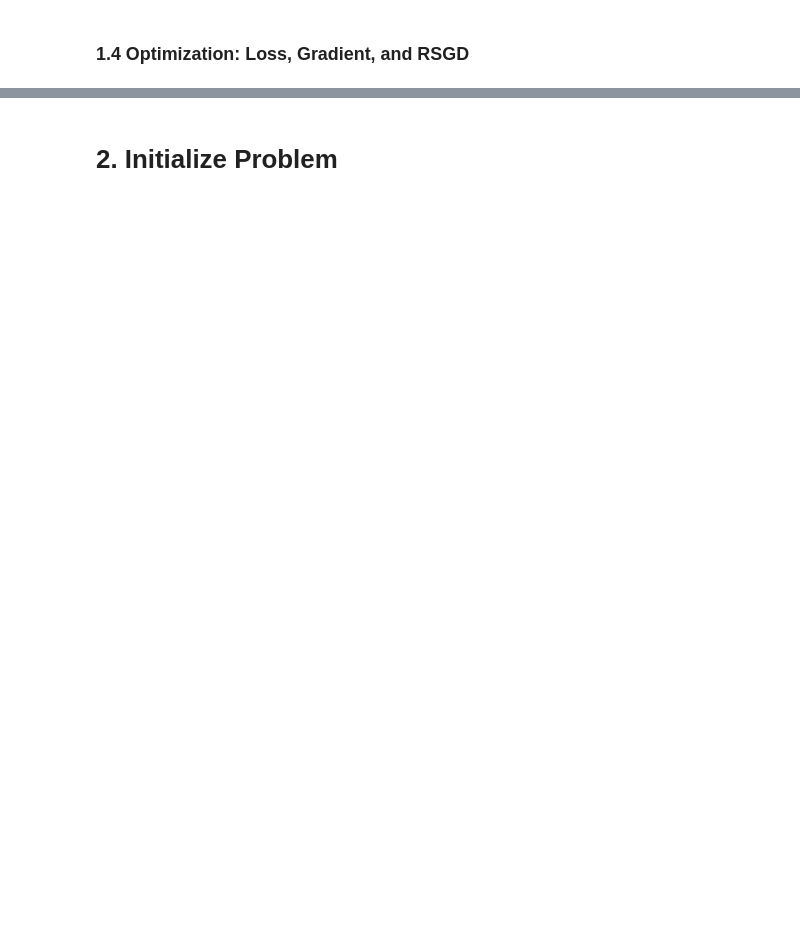
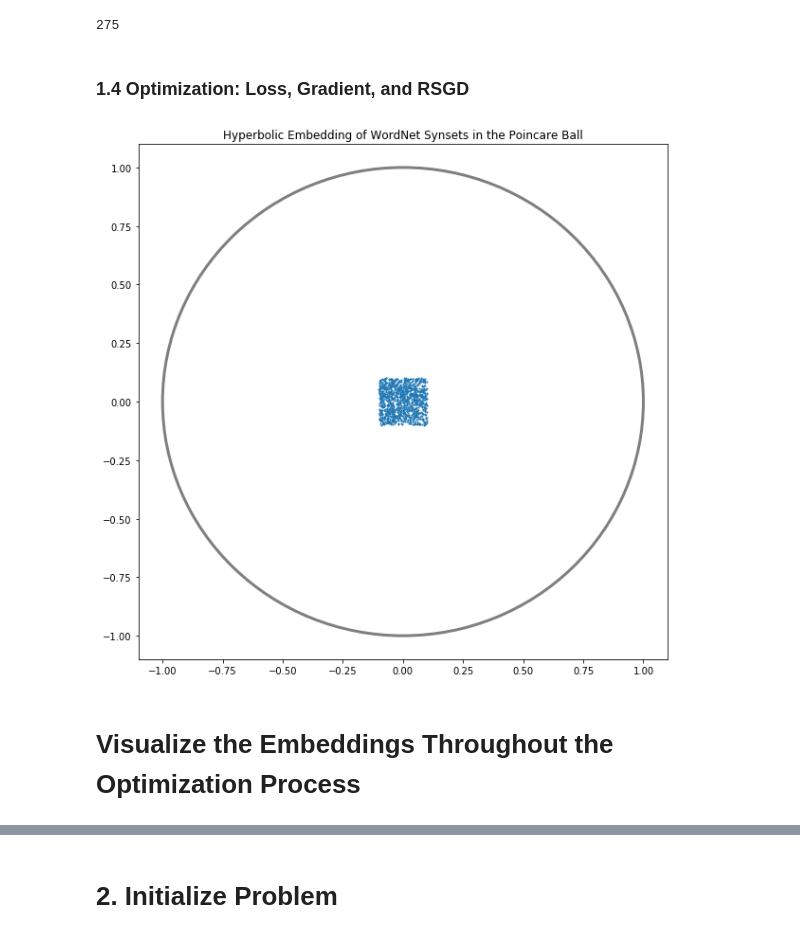
Before and after one commit to cshewmake2/wordnet_poincare, a Jupyter notebook: WordNet_Poincare_Embedding.ipynb, the cells around one changed output, grey strips where cells are left out. Saved outputs shown, nothing was run; the diff lists cells and outputs as text; code cells hidden in the pictures; blank space fills up the shorter version.

```diff
--- a/WordNet_Poincare_Embedding.ipynb
+++ b/WordNet_Poincare_Embedding.ipynb
@@ -83,0 +16,9 @@ def d(u,v):
+# %%
+synset_root = 'placental.n.01'# 'mammal.n.01'
+root = wn.synset(synset_root)
+
+print(root)
+print('\nHyponyms:')
+print(root.hyponyms())
+print('\nHypernyms:')
+print(root.hypernyms())
@@ -83,0 +37,2 @@ def d(u,v):
+# %%
+df = generate_synset_df(root)
@@ -84,2 +80,6 @@ def d(u,v):
+# %%
+len(D)
+# %% [output]
+275
 # %% [markdown]
 ### 1.4 Optimization: Loss, Gradient, and RSGD
@@ -194,0 +86,32 @@ def rgd(x0, D, num_iter, nu = 10, c = 1):
+# %%
+import numpy as np
+# torch.autograd.set_detect_anomaly(True)
+n_features = 2
+scale = 0.1
+n_points = df.shape[0]
+x_tmp = scale * (2*np.random.rand(n_points,n_features) - 1)
+x = torch.tensor(x_tmp, requires_grad = True)
+# %%
+import matplotlib.pyplot as plt
+import matplotlib.patches as pt
+from ipywidgets import interact
+import ipywidgets as widgets
+
+def plot_x(x):
+    fig, ax = plt.subplots(figsize=(10, 10))
+    circle = pt.Circle((0, 0), 1, facecolor='none', edgecolor=(0, 0, 0), linewidth=3, alpha=0.5)
+    ax.add_patch(circle)
+    plt.scatter(x[:,0], x[:,1], s=1)
+    plt.title("Hyperbolic Embedding of WordNet Synsets in the Poincare Ball")
+    plt.show()
+
+
+# f = lambda t: plot_x(x = xts[t])
+# interact(f,t = widgets.IntSlider(min = 0, max = len(xts)-1, step = 1, continuous_update = False));
+
+plot_x(x.detach().numpy())
+plt.show()
+# %% [output]
+[figure, added]
+# %% [markdown]
+# Visualize the Embeddings Throughout the Optimization Process
```
Also changed, not shown: parts of 72 cells of this notebook, 4 other files.
